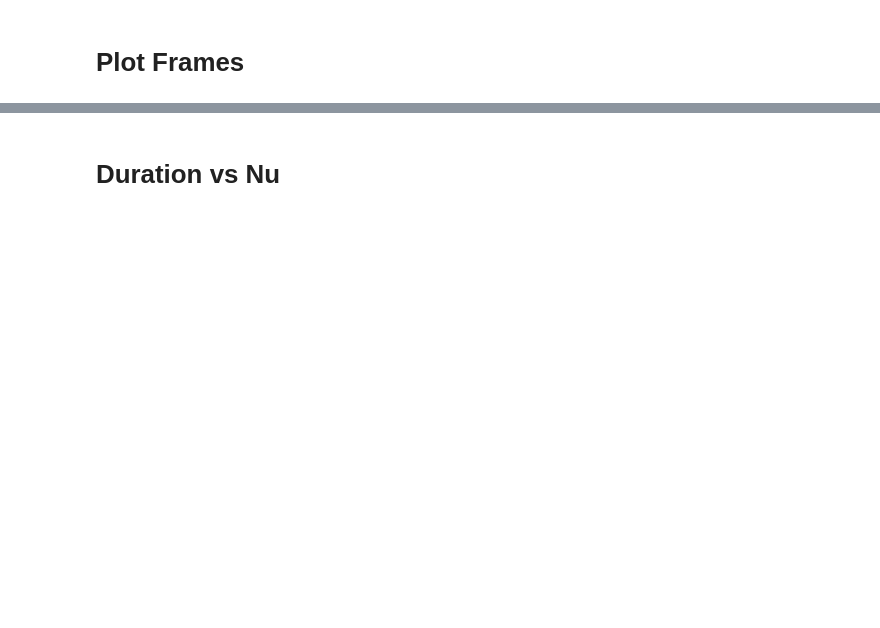
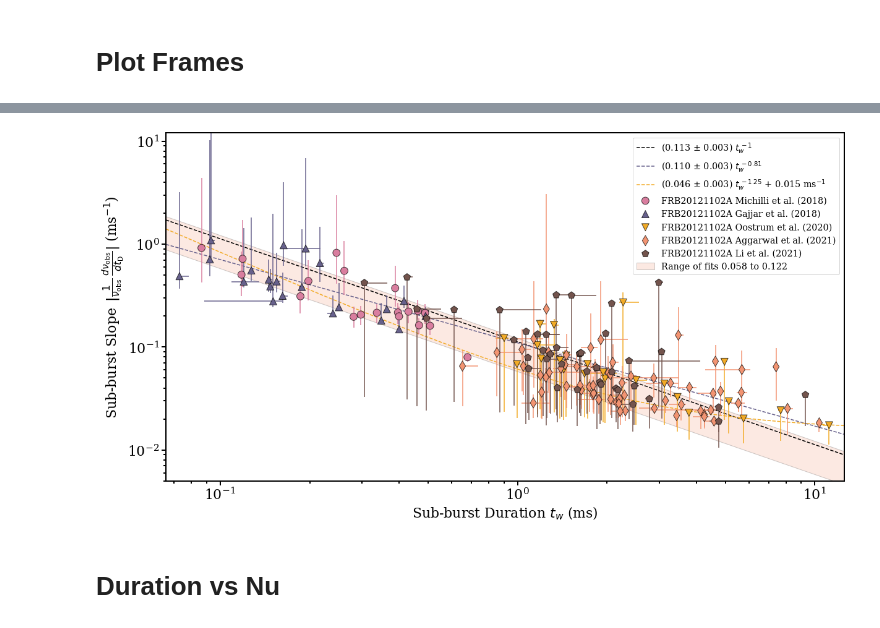
Before and after one commit to mef51/frbgui, a Jupyter notebook: PaperFigures.ipynb, the cells around one changed output, grey strips where cells are left out. Saved outputs shown, nothing was run; the diff lists cells and outputs as text; code cells hidden in the pictures; blank space fills up the shorter version.

```diff
--- a/PaperFigures.ipynb
+++ b/PaperFigures.ipynb
@@ -1002,0 +1097,89 @@ def plotframes(frames, x, y, xlabel=None, ylabel=None, labels=labels, markersize
+# %%
+import matplotlib
+from matplotlib import cm
+frames = bakeddata['frames']
+labels = bakeddata['labels']
+from datetime import datetime
+datestr = datetime.now().strftime('%b%d')
+
+plt.rcParams["errorbar.capsize"] = 0
+alldfs = pd.concat(frames)
+cmap = cm.get_cmap('Paired')
+for frame in frames:
+    colors = cmap(np.interp(frame['center_f'], [min(alldfs['center_f']), max(alldfs['center_f'])], [0, 1]))
+    colors = [matplotlib.colors.to_hex(color) for color in colors]
+    frame['center_f_color'] = colors
+
+ylabel = 'Sub-burst Slope $\\,\\left|\\frac{1}{\\nu_\\mathrm{obs}}\,\\frac{d\\nu_\\mathrm{obs}}{dt_\\mathrm{D}}\\right|$ (ms$^{-1}$)'
+xlabel = "Sub-burst Duration $t_w$ (ms)"
+ax = plotframes(frames, 'tau_w_ms', 'slope_over_nuobs', ylabel=ylabel, xlabel=xlabel, labels=labels, logscale=[True, True], figsize=(17, 9),
+                color='color',
+                yerrf=lambda f: driftlaw.limitedDMrangeerror(f)[1], xerrf=lambda f: driftlaw.limitedDMrangeerror(f)[0])
+
+# y = Ax^-1; lny = -lnx + lnA
+fit = driftlaw.fitodr(alldfs, errorfunc=driftlaw.log_error)
+param, err = np.exp(fit.beta[0]), np.exp(fit.beta[0])*(np.exp(fit.sd_beta[0])-1)
+ex = alldfs['tau_w_error']*np.sqrt(alldfs['red_chisq'])
+ey = alldfs['slope error (mhz/ms)']/alldfs['center_f']*np.sqrt(alldfs['red_chisq'])
+data_err = np.sqrt(ey**2 + ((param/alldfs['tau_w_ms'])*ex/alldfs['tau_w_ms'])**2)
+residuals = alldfs['slope_over_nuobs'] - param/alldfs['tau_w_ms']
+chisq = np.sum((residuals / data_err) ** 2)
+red_chisq1 = chisq / (len(alldfs) - 1)
+
+# y = Ax^n; lny = nlnx + lnA
+odrmodel = scipy.odr.Model(lambda B, x: B[1]*x + B[0])
+odrdata = scipy.odr.RealData(np.log(alldfs['tau_w_ms']), np.log(alldfs['slope_over_nuobs']), sx=driftlaw.log_error(alldfs)[0], sy=driftlaw.log_error(alldfs)[1])
+odrjob = scipy.odr.ODR(odrdata, odrmodel, beta0=[1, 1])
+odrjob.set_job(fit_type=0)
+odrfit = odrjob.run()
+odrerror = np.exp(odrfit.beta[0]) * (np.exp(odrfit.sd_beta[0])-1)
+data_err = np.sqrt(ey**2 + ((np.exp(odrfit.beta[0])*alldfs['tau_w_ms']**odrfit.beta[1])*ex/alldfs['tau_w_ms'])**2)
+residuals = alldfs['slope_over_nuobs'] - (np.exp(odrfit.beta[0])*alldfs['tau_w_ms']**odrfit.beta[1])
+chisq = np.sum((residuals / data_err) ** 2)
+red_chisq2 = chisq / (len(alldfs) - 1)
+
+# print(f"{odrfit.beta[0] = } {odrfit.sd_beta[0] = } {odrfit.beta[1]}")
+
+# y = Ax^n + c
+odrmodel = scipy.odr.Model(lambda B, x: B[0]*x**B[1] + B[2])
+odrdata = scipy.odr.RealData(alldfs['tau_w_ms'], alldfs['slope_over_nuobs'], sx=driftlaw.limitedDMrangeerror_odr(alldfs)[0], sy=driftlaw.limitedDMrangeerror_odr(alldfs)[1])
+odrjob = scipy.odr.ODR(odrdata, odrmodel, beta0=[0.1, -1, 0])
+odrjob.set_job(fit_type=0)
+odrfit2 = odrjob.run()
+odrerror2 = odrfit2.sd_beta[0]
+data_err = np.sqrt(ey**2 + ((odrfit2.beta[0]*alldfs['tau_w_ms']**odrfit2.beta[1])*ex/alldfs['tau_w_ms'])**2)
+residuals = alldfs['slope_over_nuobs'] - (odrfit2.beta[0]*alldfs['tau_w_ms']**odrfit2.beta[1])
+chisq = np.sum((residuals / data_err) ** 2)
+red_chisq3 = chisq / (len(alldfs) - 1)
+
+# y = Ax^-1
+odrmodel = scipy.odr.Model(lambda B, x: B[0]*x**-1)
+odrdata = scipy.odr.RealData(alldfs['tau_w_ms'], alldfs['slope_over_nuobs'], sx=driftlaw.limitedDMrangeerror_odr(alldfs)[0], sy=driftlaw.limitedDMrangeerror_odr(alldfs)[1])
+odrjob = scipy.odr.ODR(odrdata, odrmodel, beta0=[0.1, -1, 0])
+odrjob.set_job(fit_type=0)
+odrfit3 = odrjob.run()
+odrerror3 = odrfit3.sd_beta[0]
+
+
+fitextents = min(alldata['tau_w_ms'])*0.9, max(alldata['tau_w_ms'])*1.1
+tw = np.linspace(fitextents[0], fitextents[1], num=1200)
+# fit range is biggest of small and smallest of big of the ranges found for each dataset
+fillrange = [0.058, 0.122]
+ax.fill_between(tw, 0.058/tw, 0.122/tw, alpha=0.2, color=tagColors[3], edgecolor='k', label=f'Range of fits {fillrange[0]} to {fillrange[1]}', zorder=-10)
+
+plt.plot(tw, param/tw, color='k', ls='--', label=f'({param:.3f} $\pm$ {err:.3f}) $t_w^{{\,-1}}$', zorder=-2)
+
+plt.plot(tw, np.exp(odrfit.beta[0])*tw**odrfit.beta[1], color=tagColors[1], ls='--', label=f'({np.exp(odrfit.beta[0]):.3f} $\pm$ {odrerror:.3f}) $t_w^{{\,{odrfit.beta[1]:.2f}}}$', zorder=-2)
+
+plt.plot(tw, odrfit2.beta[0]*tw**odrfit2.beta[1]+odrfit2.beta[2], color=tagColors[2], ls='--',
+         label=f'({odrfit2.beta[0]:.3f} $\pm$ {odrerror2:.3f}) $t_w^{{\,{odrfit2.beta[1]:.2f}}}$ {"+" if odrfit2.beta[2] > 0 else "-"} {abs(odrfit2.beta[2]):.3f} ms$^{{-1}}$', zorder=-2)
+
+# plt.plot(tw, odrfit3.beta[0]/tw, color='k', ls='--', label=f'({odrfit3.beta[0]:.3f} $\pm$ {odrerror3:.3f}) $t_w^{{\,-1}}$', zorder=-2)
+
+plt.legend(fontsize='x-large')
+# print(f"{param = }, {err = }")
+ax.set_xlim(min(tw), max(tw))
+ax.set_ylim(0.005, 12)
+print(f"{red_chisq1 = }, {red_chisq2 = }, {red_chisq3 = }")
+# plt.savefig(f'figures/SlopevDuration_{datestr}.pdf')
+# %% [output]
@@ -1003,3 +1187,4 @@ def plotframes(frames, x, y, xlabel=None, ylabel=None, labels=labels, markersize
+[figure, added]
 # %% [markdown]
 # Duration vs Nu
 # %%
```
Also changed, not shown: parts of 29 cells of this notebook, 5 other files.
